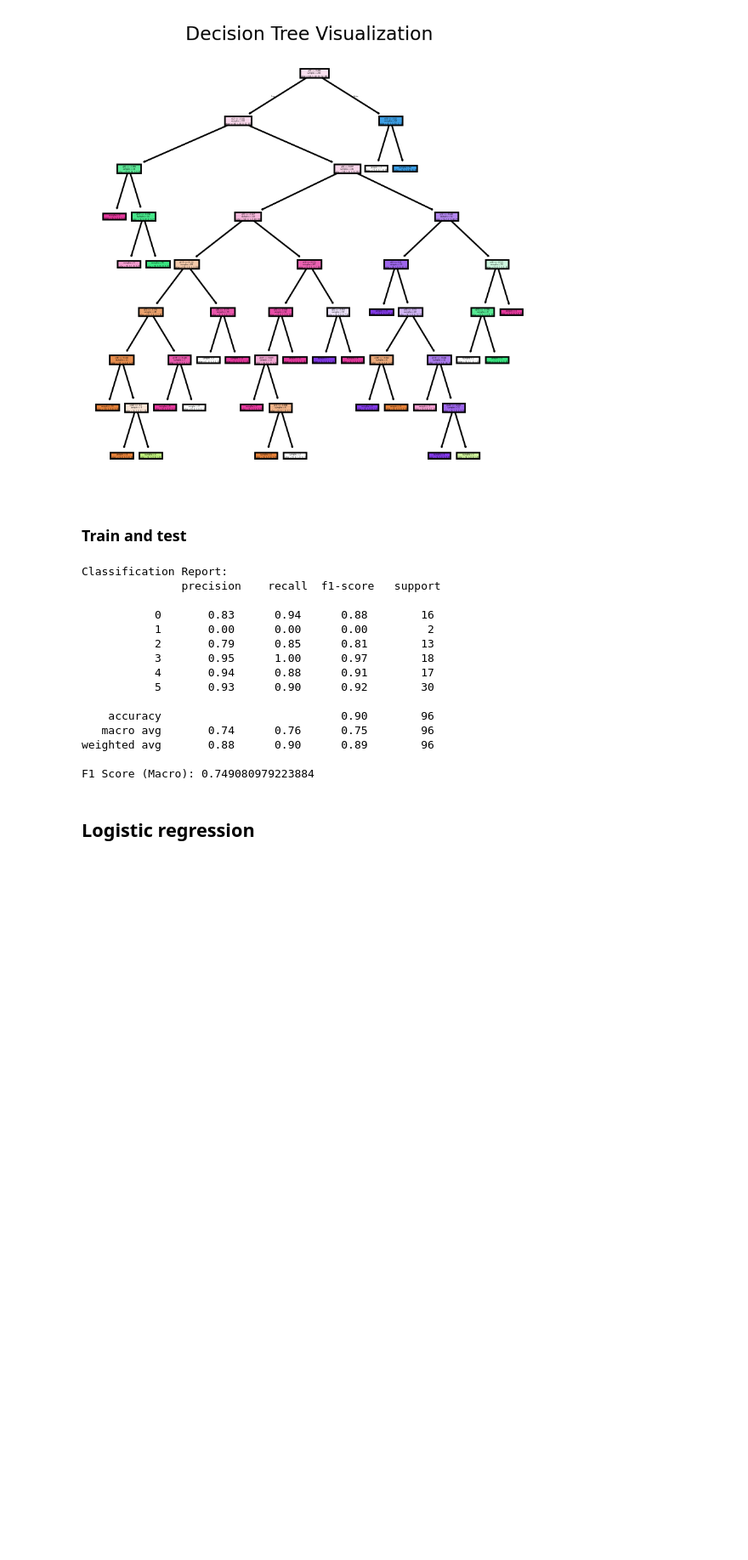
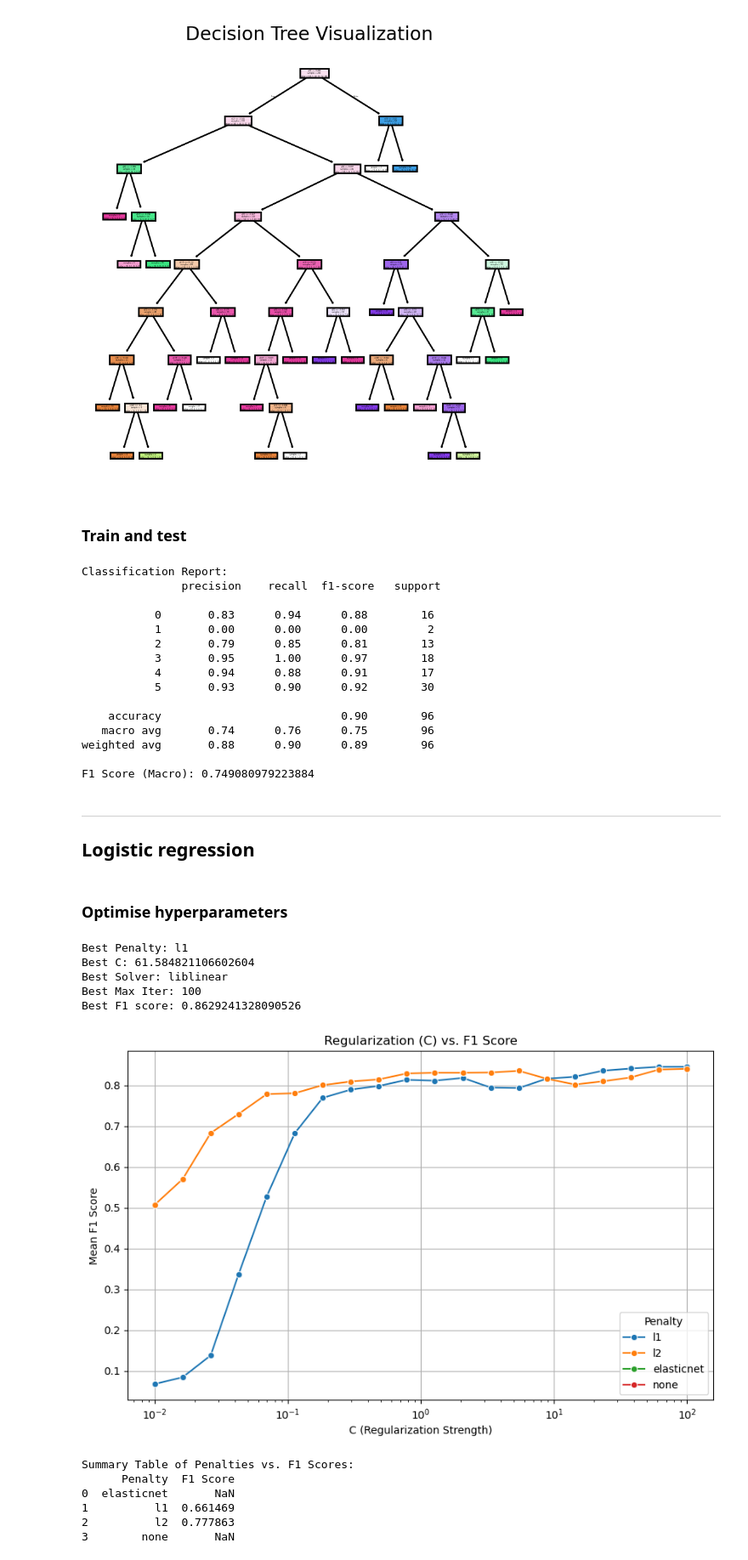
Before and after one commit to Artyom-kurguzkin/ML-ludemes-predictions, a Jupyter notebook: ludemes-gameData-predict.ipynb, the cells around one changed output. Shown at 85% size. Saved outputs shown, nothing was run; the diff lists cells and outputs as text; code cells hidden in the pictures; blank space fills up the shorter version.

Commit message:
finished predicting category, started with region

```diff
--- a/ludemes-gameData-predict.ipynb
+++ b/ludemes-gameData-predict.ipynb
@@ -728,4 +730,75 @@ weighted avg       0.88      0.90      0.89        96
 
 F1 Score (Macro): 0.749080979223884
 # %% [markdown]
+---
 ## Logistic regression
+# %% [markdown]
+### Optimise hyperparameters
+# %%
+warnings.filterwarnings("ignore", category=ConvergenceWarning)
+f1_macro_scorer = make_scorer(f1_score, average='macro')
+
+# Define the hyperparameters grid
+param_grid = {
+    'penalty': ['l1', 'l2', 'elasticnet', 'none'],  # Regularization type
+    'C': np.logspace(-2, 2, 20),  # Inverse of regularization strength
+    'solver': ['liblinear', 'saga'],  # Solvers that support these penalties
+    'max_iter': [100, 200, 300]  # Maximum number of iterations
+}
+
+# Setup cross-validation strategy
+kf = KFold(n_splits=5, shuffle=True, random_state=42)
+
+# Perform grid search
+grid_search = GridSearchCV(LogisticRegression(), param_grid, scoring=f1_macro_scorer, cv=kf, n_jobs=-1)
+grid_search.fit(X_train_pca, y_train)
+
+# Extract the best parameters and score
+best_penalty = grid_search.best_params_['penalty']
+best_C = grid_search.best_params_['C']
+best_solver = grid_search.best_params_['solver']
+best_max_iter = grid_search.best_params_['max_iter']
+best_f1_score = grid_search.best_score_
+
+print("Best Penalty:", best_penalty)
+print("Best C:", best_C)
+print("Best Solver:", best_solver)
+print("Best Max Iter:", best_max_iter)
+print("Best F1 score:", best_f1_score)
+# %% [output]
+Best Penalty: l1
+Best C: 61.584821106602604
+Best Solver: liblinear
+Best Max Iter: 100
+Best F1 score: 0.8629241328090526
+# %%
+results = grid_search.cv_results_
+
+# Create a DataFrame for the results
+results_df = pd.DataFrame(results)
+
+# Plot C (regularization) vs. F1 score, without confidence intervals
+plt.figure(figsize=(10, 6))
+sns.lineplot(data=results_df, x='param_C', y='mean_test_score', hue='param_penalty', marker='o', ci=None)
+plt.title('Regularization (C) vs. F1 Score')
+plt.xlabel('C (Regularization Strength)')
+plt.ylabel('Mean F1 Score')
+plt.legend(title='Penalty')
+plt.xscale('log')  # Set the x-axis to log scale because C is usually log-distributed
+plt.grid()
+plt.show()
+
+# Create a summary table of penalties vs. F1 scores
+summary_table = results_df[['param_penalty', 'mean_test_score']]
+summary_table = summary_table.rename(columns={'param_penalty': 'Penalty', 'mean_test_score': 'F1 Score'})
+summary_table = summary_table.groupby('Penalty').mean().reset_index()
+print("\nSummary Table of Penalties vs. F1 Scores:")
+print(summary_table)
+# %% [output]
+[figure, added]
+Summary Table of Penalties vs. F1 Scores:
+      Penalty  F1 Score
+0  elasticnet       NaN
+1          l1  0.661469
+2          l2  0.777863
+3        none       NaN
```
Also changed, not shown: parts of 23 cells of this notebook.
